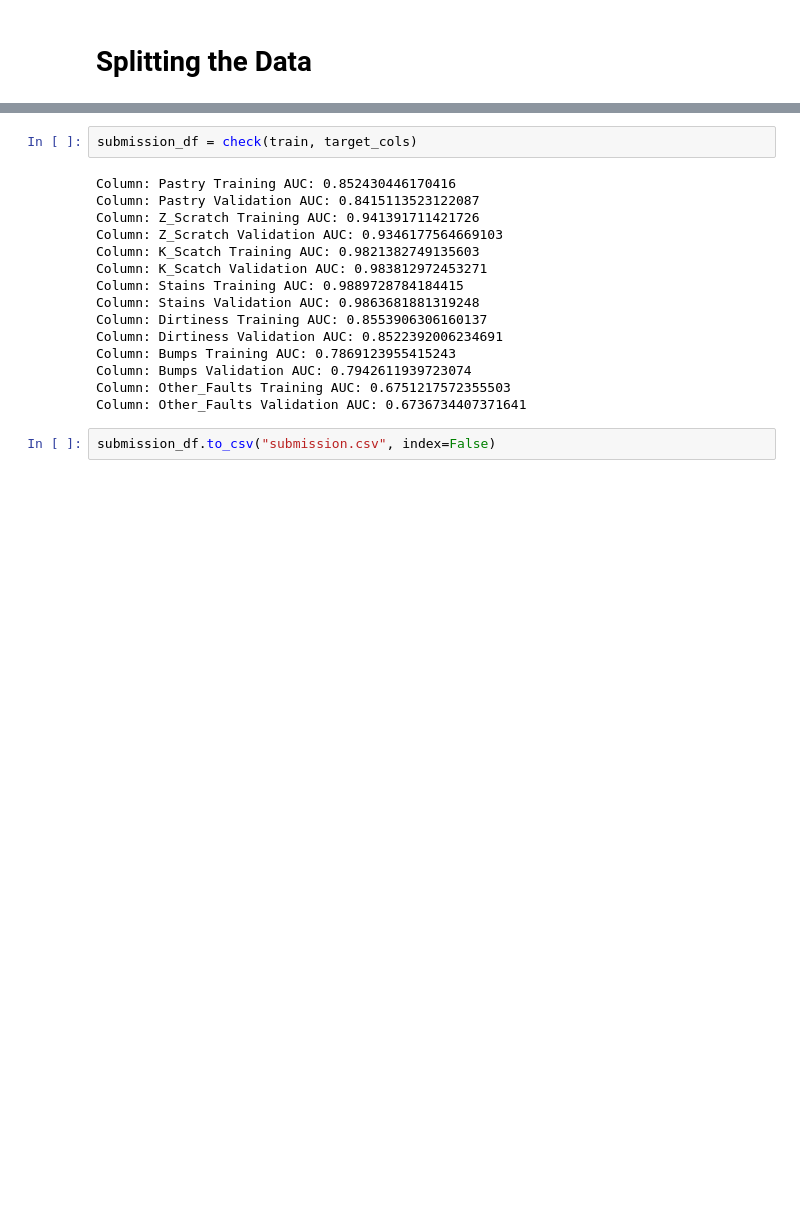
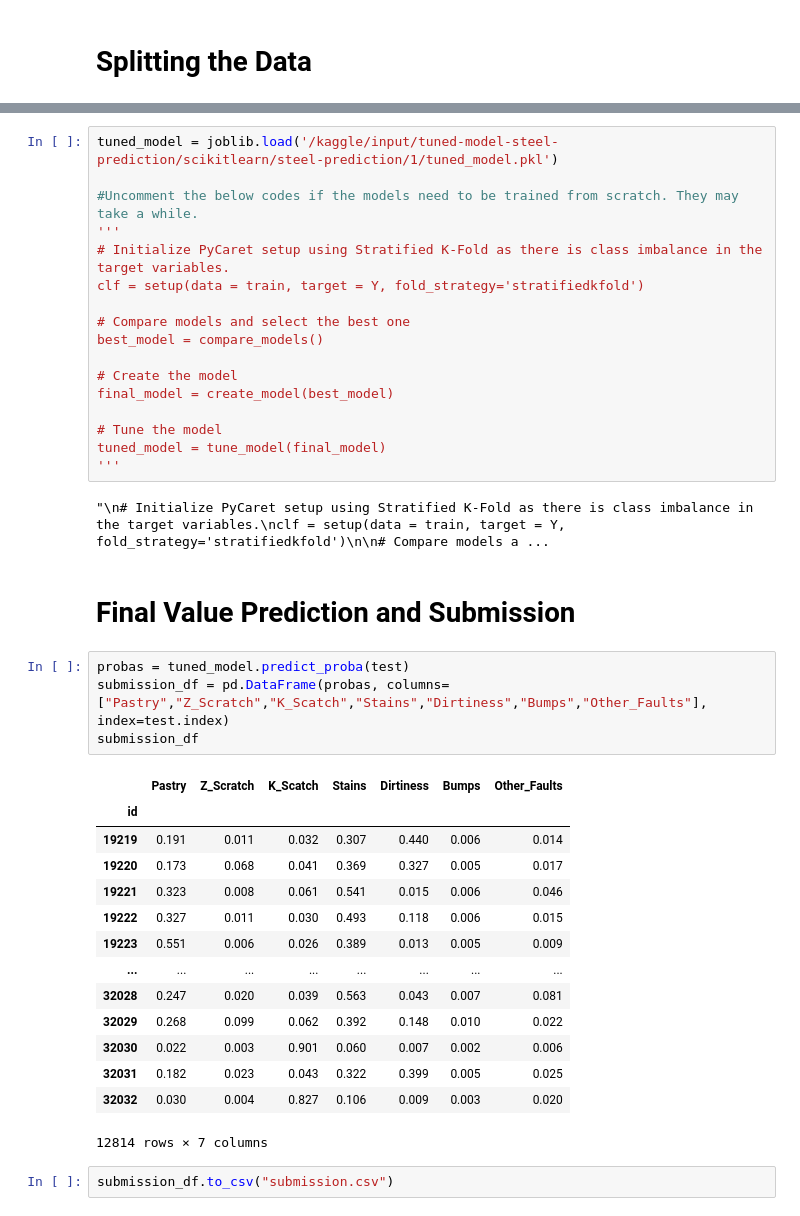
Before and after one commit to aniruddhappatil/Steel-Plate-Defect-Prediction, a Jupyter notebook: Steel Plate Defect Prediction.ipynb, the cells around one changed output, grey strips where cells are left out. Saved outputs shown, nothing was run; the diff lists cells and outputs as text; blank space fills up the shorter version.

```diff
--- a/Steel Plate Defect Prediction.ipynb
+++ b/Steel Plate Defect Prediction.ipynb
@@ -346,19 +305,42 @@ def check(train, target_cols):
-# %%
-submission_df = check(train, target_cols)
-# %% [output]
-Column: Pastry Training AUC: 0.852430446170416
-Column: Pastry Validation AUC: 0.8415113523122087
-Column: Z_Scratch Training AUC: 0.941391711421726
-Column: Z_Scratch Validation AUC: 0.9346177564669103
-Column: K_Scatch Training AUC: 0.9821382749135603
-Column: K_Scatch Validation AUC: 0.983812972453271
-Column: Stains Training AUC: 0.9889728784184415
-Column: Stains Validation AUC: 0.9863681881319248
-Column: Dirtiness Training AUC: 0.8553906306160137
-Column: Dirtiness Validation AUC: 0.8522392006234691
-Column: Bumps Training AUC: 0.7869123955415243
-Column: Bumps Validation AUC: 0.7942611939723074
-Column: Other_Faults Training AUC: 0.6751217572355503
-Column: Other_Faults Validation AUC: 0.6736734407371641
+# %%
+tuned_model = joblib.load('/kaggle/input/tuned-model-steel-prediction/scikitlearn/steel-prediction/1/tuned_model.pkl')
+
+#Uncomment the below codes if the models need to be trained from scratch. They may take a while.
+'''
+# Initialize PyCaret setup using Stratified K-Fold as there is class imbalance in the target variables.
+clf = setup(data = train, target = Y, fold_strategy='stratifiedkfold')
+
+# Compare models and select the best one
+best_model = compare_models()
+
+# Create the model
+final_model = create_model(best_model)
+
+# Tune the model
+tuned_model = tune_model(final_model)
+'''
+# %% [output]
+"\n# Initialize PyCaret setup using Stratified K-Fold as there is class imbalance in the target variables.\nclf = setup(data = train, target = Y, fold_strategy='stratifiedkfold')\n\n# Compare models a ...
+# %% [markdown]
+# Final Value Prediction and Submission
+# %%
+probas = tuned_model.predict_proba(test)
+submission_df = pd.DataFrame(probas, columns=["Pastry","Z_Scratch","K_Scatch","Stains","Dirtiness","Bumps","Other_Faults"], index=test.index)
+submission_df
+# %% [output]
+|  | Pastry | Z_Scratch | K_Scatch | Stains | Dirtiness | Bumps | Other_Faults |
+| id |  |  |  |  |  |  |  |
+| 19219 | 0.191 | 0.011 | 0.032 | 0.307 | 0.440 | 0.006 | 0.014 |
+| 19220 | 0.173 | 0.068 | 0.041 | 0.369 | 0.327 | 0.005 | 0.017 |
+| 19221 | 0.323 | 0.008 | 0.061 | 0.541 | 0.015 | 0.006 | 0.046 |
+| 19222 | 0.327 | 0.011 | 0.030 | 0.493 | 0.118 | 0.006 | 0.015 |
+| 19223 | 0.551 | 0.006 | 0.026 | 0.389 | 0.013 | 0.005 | 0.009 |
+| ... | ... | ... | ... | ... | ... | ... | ... |
+| 32028 | 0.247 | 0.020 | 0.039 | 0.563 | 0.043 | 0.007 | 0.081 |
+| 32029 | 0.268 | 0.099 | 0.062 | 0.392 | 0.148 | 0.010 | 0.022 |
+| 32030 | 0.022 | 0.003 | 0.901 | 0.060 | 0.007 | 0.002 | 0.006 |
+| 32031 | 0.182 | 0.023 | 0.043 | 0.322 | 0.399 | 0.005 | 0.025 |
+| 32032 | 0.030 | 0.004 | 0.827 | 0.106 | 0.009 | 0.003 | 0.020 |
+12814 rows × 7 columns
 # %%
-submission_df.to_csv("submission.csv", index=False)
+submission_df.to_csv("submission.csv")
```
Also changed, not shown: parts of 16 cells of this notebook.
